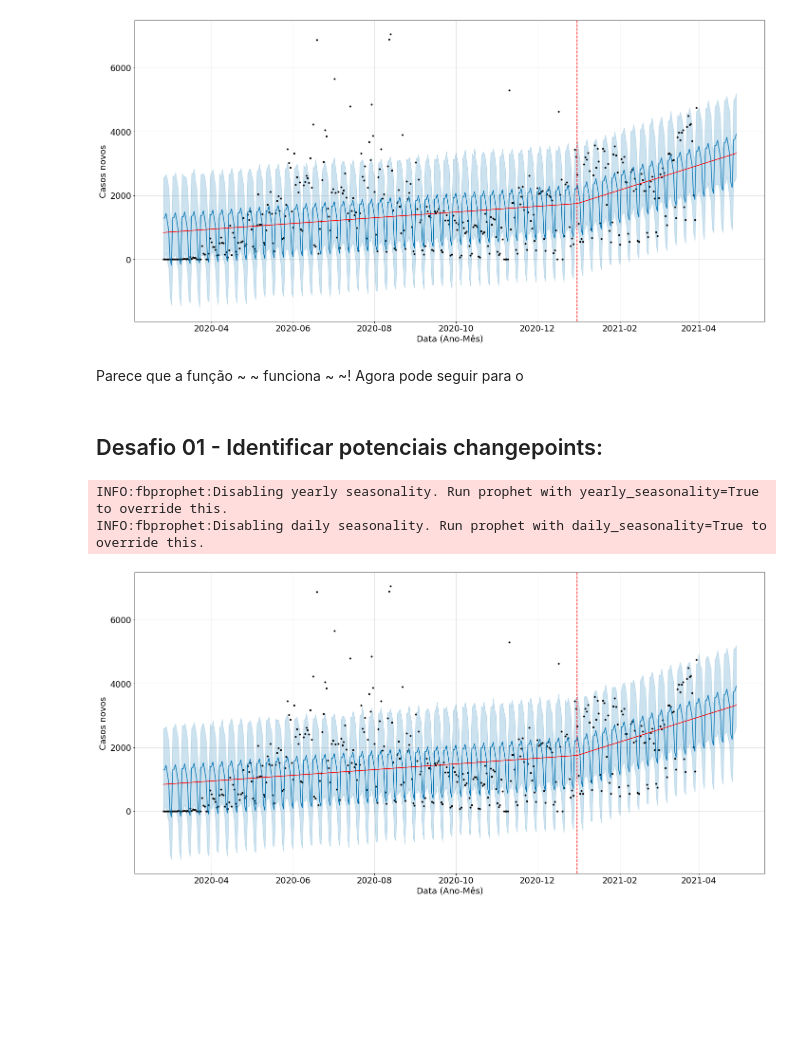
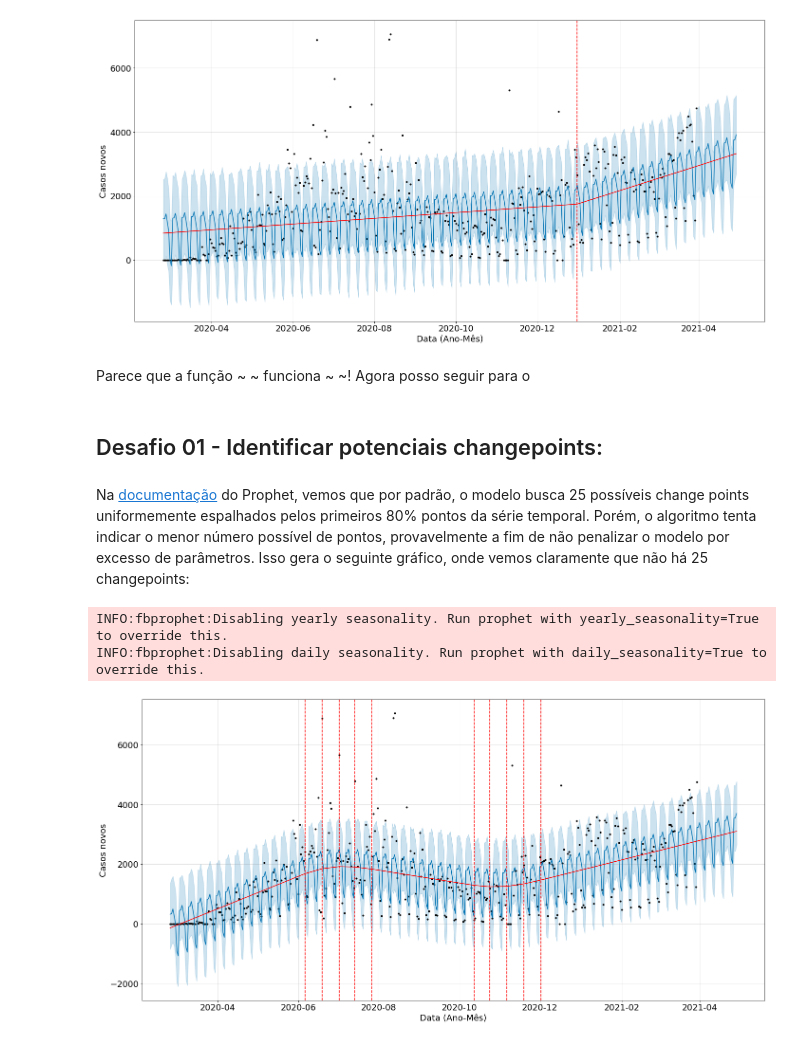
Before and after one commit to RPGraciotti/BootCampAlura, a Jupyter notebook: Modulo_3/Aula_3_mudanca_de_tendencia.ipynb, the cells around one changed output. Cells and saved outputs as stored; diff of their text form; code cells hidden in the pictures; blank space fills up the shorter version.

Commit message:
desafio changeoints

```diff
--- a/Modulo_3/Aula_3_mudanca_de_tendencia.ipynb
+++ b/Modulo_3/Aula_3_mudanca_de_tendencia.ipynb
@@ -165,19 +165,18 @@ plt.show()
 # %% [output]
 [figure]
 # %% [markdown]
-Parece que a função ~ ~ funciona ~ ~! Agora pode seguir para o
+Parece que a função ~ ~ funciona ~ ~! Agora posso seguir para o
 # %% [markdown]
 ## Desafio 01 - Identificar potenciais changepoints:
-# %%
-m3 = run_model(df2, periods = 30, n_changepoints = 25,
-               changepoint_prior_scale = 1)
-# %% [output]
-INFO:fbprophet:Disabling yearly seasonality. Run prophet with yearly_seasonality=True to override this.
-INFO:fbprophet:Disabling daily seasonality. Run prophet with daily_seasonality=True to override this.
+# %% [markdown]
+Na [documentação](https://facebook.github.io/prophet/docs/trend_changepoints.html) do Prophet, vemos que por padrão, o modelo busca 25 possíveis change points uniformemente espalhados pelos primeiros 80% pontos da série temporal. Porém, o algoritmo tenta indicar o menor número possível de pontos, provavelmente a fim de não penalizar o modelo por excesso de parâmetros. Isso gera o seguinte gráfico, onde vemos claramente que não há 25 changepoints:
 # %%
+m3 = run_model(df2, periods = 30)
 
 fig = m3[0].plot(m3[1], xlabel = "Data (Ano-Mês)", ylabel = "Casos novos", figsize = (20,10));
 add_changepoints_to_plot(fig.gca(), m3[0], m3[1])
 plt.show()
 # %% [output]
+INFO:fbprophet:Disabling yearly seasonality. Run prophet with yearly_seasonality=True to override this.
+INFO:fbprophet:Disabling daily seasonality. Run prophet with daily_seasonality=True to override this.
-[figure, old version]
+[figure, new version]
```
Also changed, not shown: parts of 6 cells of this notebook.
